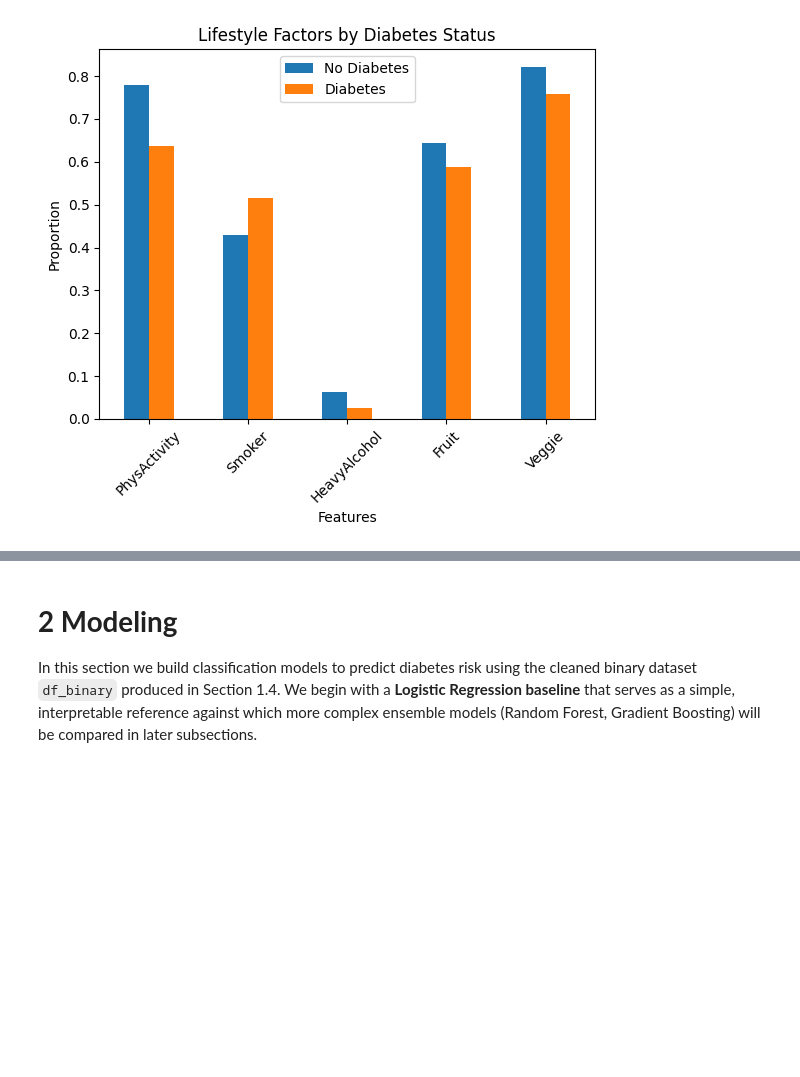
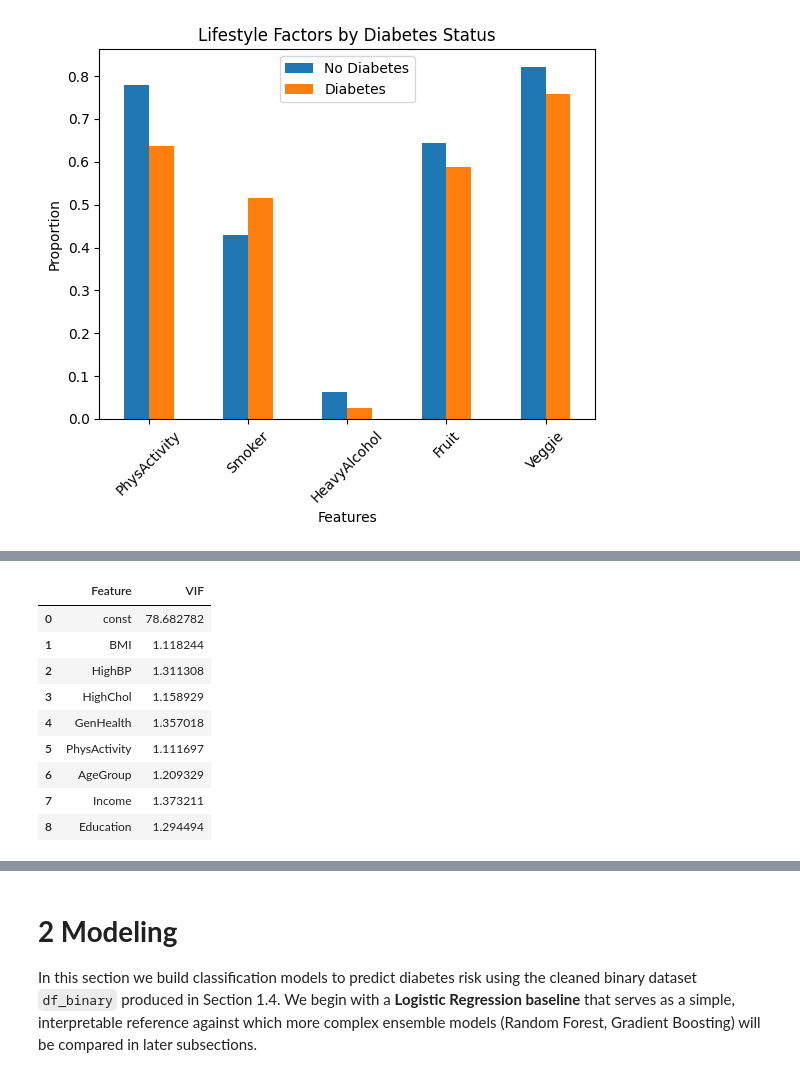
Before and after one commit to LixiJiang/CIS5450Final, a Jupyter notebook: CIS5450_Final_Project.ipynb, the cells around one changed output, grey strips where cells are left out. Drawn from its saved outputs; the diff is of its cells as text; code cells hidden in the pictures; blank space fills up the shorter version.

```diff
--- a/CIS5450_Final_Project.ipynb
+++ b/CIS5450_Final_Project.ipynb
@@ -649,0 +681,34 @@ plt.show()
+# %%
+# Select predictors for VIF analysis
+from statsmodels.stats.outliers_influence import variance_inflation_factor
+from statsmodels.tools.tools import add_constant
+df_eda = df_binary.copy()
+vif_features = [
+    "BMI", "HighBP", "HighChol",
+    "GenHealth", "PhysActivity",
+    "AgeGroup", "Income", "Education"
+]
+
+X_vif = df_eda[vif_features].copy()
+X_vif_const = add_constant(X_vif)
+
+# Compute VIF values
+vif_df = pd.DataFrame()
+vif_df["Feature"] = X_vif_const.columns
+vif_df["VIF"] = [
+    variance_inflation_factor(X_vif_const.values, i)
+    for i in range(X_vif_const.shape[1])
+]
+
+display(vif_df)
+# %% [output]
+|  | Feature | VIF |
+| 0 | const | 78.682782 |
+| 1 | BMI | 1.118244 |
+| 2 | HighBP | 1.311308 |
+| 3 | HighChol | 1.158929 |
+| 4 | GenHealth | 1.357018 |
+| 5 | PhysActivity | 1.111697 |
+| 6 | AgeGroup | 1.209329 |
+| 7 | Income | 1.373211 |
+| 8 | Education | 1.294494 |
```
Also changed, not shown: parts of 11 cells of this notebook.
